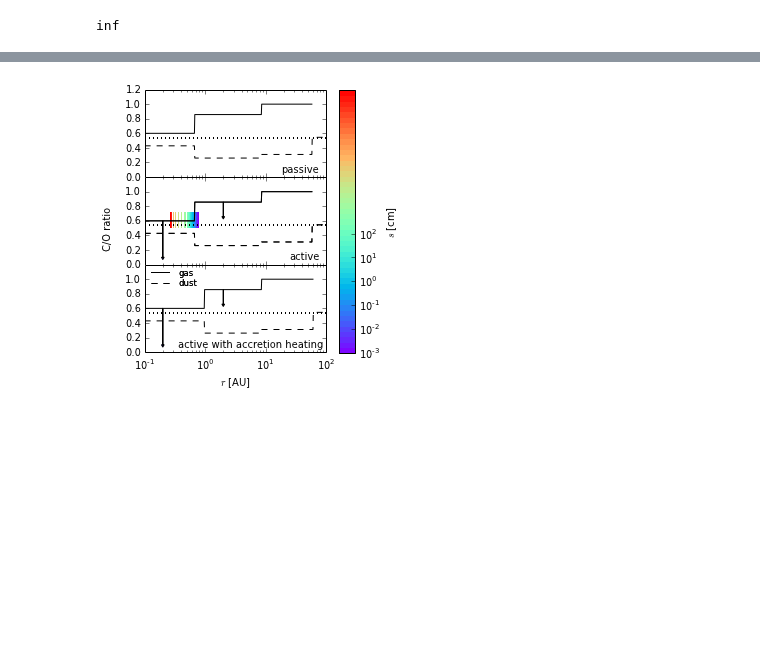
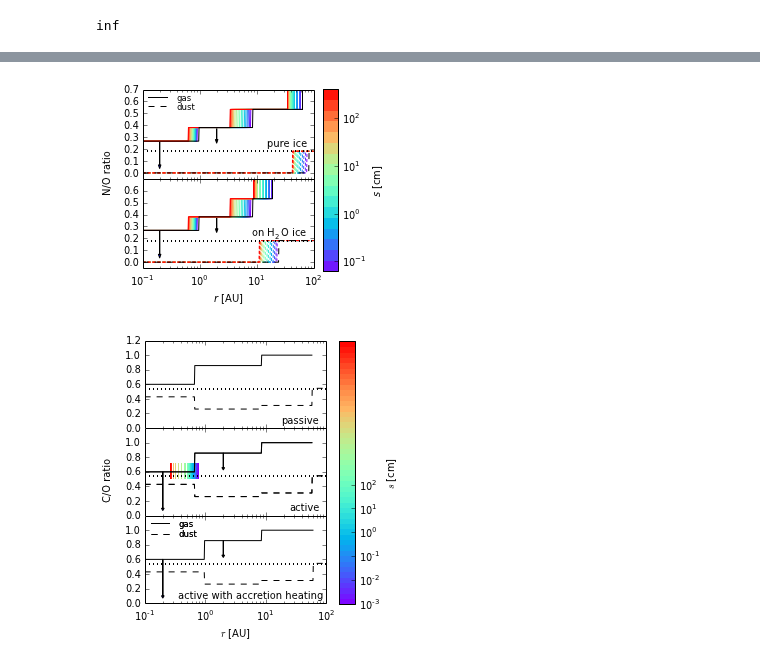
Before and after one commit to apiso/Thesis, a Jupyter notebook: python/CNO_ratios.ipynb, the cells around one changed output, grey strips where cells are left out. Saved outputs shown, nothing was run; the diff lists cells and outputs as text; code cells hidden in the pictures; blank space fills up the shorter version.

```diff
--- a/python/CNO_ratios.ipynb
+++ b/python/CNO_ratios.ipynb
@@ -273,3 +273,8 @@ arraygasNN2[:,17][437]
 #0.6-0.53333333
 # %% [output]
 inf
+# %%
+sCCO, aCCO, arrayCCO = read_drag_file_many('s_neg3_8_steady_correct_CO_CO.txt', 'CO', 50, 50)
+sC, aC, arrayCO = read_drag_file_many('s_neg3_8_steady_correct_CO_water.txt', 'CO', 50, 50)
+sNN2, aNN2, arrayNN2 = read_drag_file_many('s_neg3_8_steady_correct_N2_N2.txt', 'N2', 50, 50)
+sN2, aN2, arrayN2 = read_drag_file_many('s_neg3_8_steady_correct_N2_water.txt', 'N2', 50, 50)
@@ -276,3 +393,84 @@ inf
+# %%
+fig, (ax2, ax1) = plt.subplots(2, sharex = True, figsize = (5/1.2, 4/1.2))
+
+Z = [[0,0],[0,0]]
+levels = s[8:]
+CS2 = ax2.contourf(Z, levels, cmap=get_cmap(cm.rainbow), norm = LogNorm())
+#ax.clf()
+
+rnb = linspace(0, 256, 18)
+
+#for i in range(9,27):
+#    ax2.semilogx(a, arraygas[:,i-9], c = cm.rainbow(int(rnb[i-8])))
+#    ax2.semilogx(a, arraysolid[:,i-9], c = cm.rainbow(int(rnb[i-8])), ls = '--', dashes = (3,2))
+
+for i in range(8,26):
+    ax1.semilogx(a[:], arraygasN[:,i-8], c = cm.rainbow(int(rnb[i-8])))
+    ax1.semilogx(a[:], arraysolidN[:,i-8], c = cm.rainbow(int(rnb[i-8])), ls = '--', dashes = (3,2))
+    ax2.semilogx(a[:], arraygasNN2[:,i-8], c = cm.rainbow(int(rnb[i-8])))
+    ax2.semilogx(a[:], arraysolidNN2[:,i-8], c = cm.rainbow(int(rnb[i-8])), ls = '--', dashes = (3,2))
+    ax2.axvline(x = arrayCCO[i][-1], ymin = 0.78, c = cm.rainbow(int(rnb[i-8])))
+    ax1.axvline(x = arrayCO[i][-1], ymin = 0.78, c = cm.rainbow(int(rnb[i-8])))
+ax1.axvline(x = a[378], ymin = 0.78, c = 'black')
+ax2.axvline(x = a[466], ymin = 0.78, c = 'black')
+
+#for i in range(12,27):
+#    ax1.semilogx(a, arraygasp[:,i-12], c = cm.rainbow(int(rnb[i-8])))
+#    ax1.semilogx(a, arraysolidp[:,i-12], c = cm.rainbow(int(rnb[i-8])), ls = '--', dashes = (3,2))
+
+ax1.semilogx(a, arraygassN, c = 'black')
+ax1.semilogx(a, arraysolidsN, c = 'black', ls = '--')
+ax2.semilogx(a, arraygassNN2, c = 'black', label = 'gas')
+ax2.semilogx(a, arraysolidsNN2, c = 'black', ls = '--', label = 'dust')
+ax2.legend(prop = {'size':8.5}, frameon = False, loc = 2, borderaxespad = 0, \
+            handlelength = 2.8, labelspacing = 0)
+#ax2.semilogx(a, arraygass, c = 'black')
+#ax2.semilogx(a, arraysolids, c = 'black', ls = '--')
+#ax3.semilogx(a, arraygassact, c = 'black')
+#ax3.semilogx(a, arraysolidsact, c = 'black', ls = '--')
+
+ax1.semilogx(a, ones(len(a))*0.18, ls = ':', lw = 2, color = 'black')
+ax1.set_ylim(-0.05, 0.7)
+
+ax2.semilogx(a, ones(len(a))*0.18, ls = ':', lw = 2, color = 'black')
+ax2.set_ylim(-0.05, 0.7)
+ax2.set_xlim(1e-1, 1e2)
+#ax2.semilogx(a, ones(len(a))*0.54, ls = ':', lw = 2, color = 'black')
+#ax2.set_ylim(0, 1.2)
+ax1.set_yticks([0, 0.1, 0.2, 0.3, 0.4, 0.5, 0.6])
+ax1.set_xlabel(r'$r$ [AU]')
+
+
+cbar_ax = fig.add_axes([0.75, 0.18, 0.05, 0.76])
+cbar2 = fig.colorbar(CS2, cax = cbar_ax)
+
+cbar2.set_ticks([1e-2, 1e-1, 1e0, 1e1, 1e2])
+cbar2.set_label(r'$s$ [cm]')
+
+ax2.text(
+    .025, 0.003, "N/O ratio", rotation='vertical',
+    horizontalalignment='center', verticalalignment='center')
+
+
+
+plt.tight_layout()
+fig.subplots_adjust(left = 0.15, right = 0.71, hspace = 0)
+
+ax1.arrow(0.2, 0.266, 0, -0.2)
+ax1.arrow(2, 0.38, 0, -0.1, fc="k", ec="k", head_width=0.2, head_length = 0.03)
+ax2.arrow(0.2, 0.2666, 0, -0.2)
+ax2.arrow(2, 0.38, 0, -0.1,  fc="k", ec="k", head_width=0.2, head_length = 0.03)
+
+ax1.text(8, 0.22, r'on H$_2$O ice')
+ax2.text(15, 0.22, 'pure ice')
+
+
+plt.tight_layout()
+fig.subplots_adjust(left = 0.15, right = 0.72, hspace = 0)
+#plt.show()
+plt.savefig('../figs/N_O_water_ice_many.pdf')
+# %% [output]
+[figure, added]
 # %%
 s, a, arrayH2O = read_drag_file_many('s_neg3_8.txt', 'H2O', 50, 50)
 s, a, arrayCO2 = read_drag_file_many('s_neg3_8.txt', 'CO2', 50, 50)
```
Also changed, not shown: parts of 3 cells of this notebook, 8 other files.
